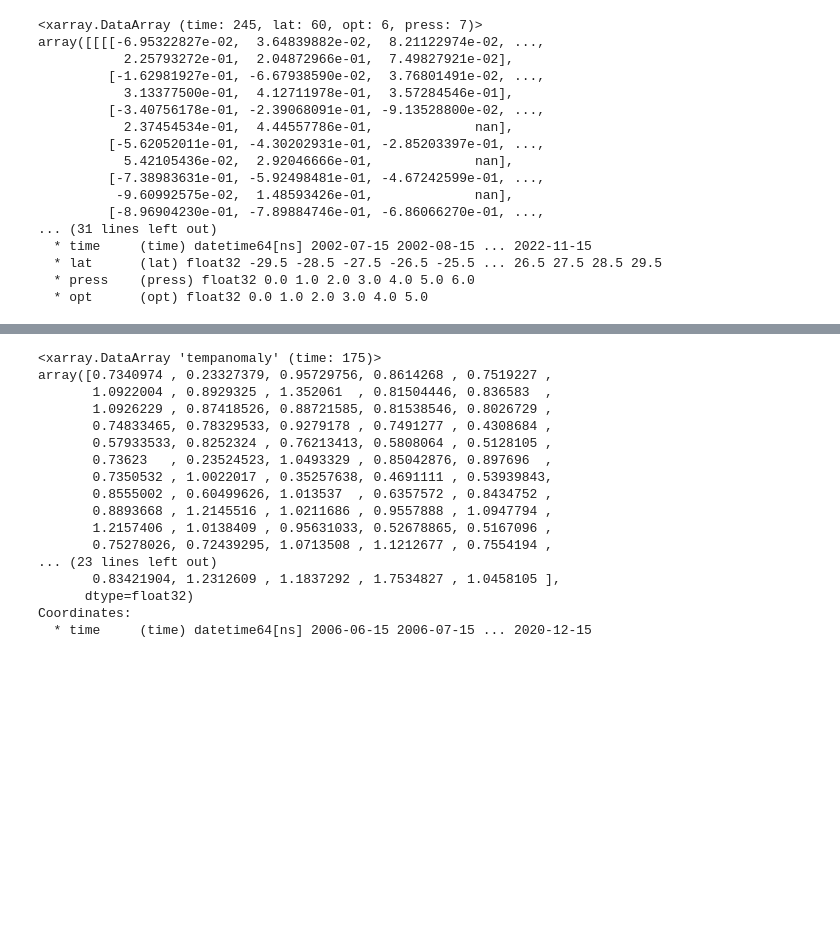
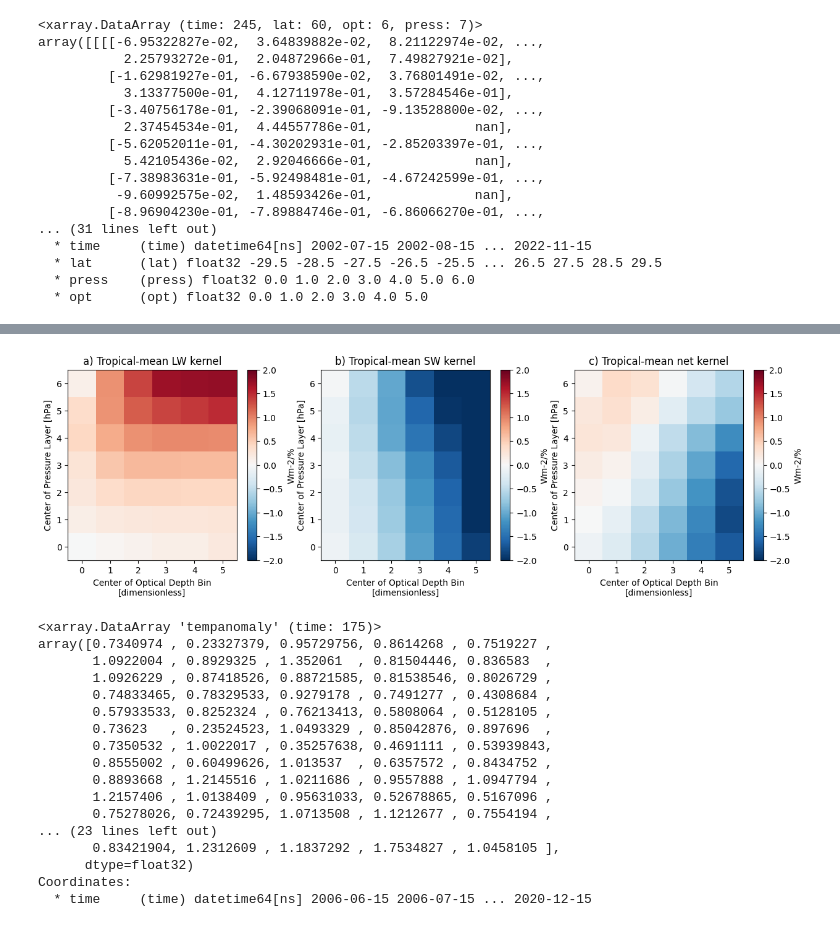
Before and after one commit to paula-rj/HighClouds, a Jupyter notebook: feedbacks.ipynb, the cells around one changed output, grey strips where cells are left out. Saved outputs shown, nothing was run; the diff lists cells and outputs as text; code cells hidden in the pictures; blank space fills up the shorter version.

```diff
--- a/feedbacks.ipynb
+++ b/feedbacks.ipynb
@@ -86,3 +86,16 @@ K_trop.sel(time=ragutime).mean(["lat","time"]).transpose().plot(vmin=-2.0, vmax=
+# %%
+fig, (ax1, ax2, ax3) = plt.subplots(1, 3, figsize=(15,4))
+
+#fig.suptitle('Horizontally stacked subplots')
+lwK_trop.sel(time=ragutime).mean(["lat","time"]).transpose().plot(cmap="RdBu_r", vmin=-2.0, vmax=2.0, cbar_kwargs={'label': "Wm-2/%", 'extend': 'neither'}, ax=ax1)
+ax1.set_title("a) Tropical-mean LW kernel")
+swK_trop.sel(time=ragutime).mean(["lat","time"]).transpose().plot(cmap="RdBu_r", vmin=-2.0, vmax=2.0, cbar_kwargs={'label': "Wm-2/%", 'extend': 'neither'}, ax=ax2)
+ax2.set_title("b) Tropical-mean SW kernel")
+K_trop.sel(time=ragutime).mean(["lat","time"]).transpose().plot(cmap="RdBu_r", vmin=-2.0, vmax=2.0, cbar_kwargs={'label': "Wm-2/%", 'extend': 'neither'}, ax=ax3)
+ax3.set_title("c) Tropical-mean net kernel")
+#plt.savefig("kernels.png")
+# %% [output]
+[figure, added]
 # %%
 #2
 area_trop = alllw.cldarea_cldtyp_mon.sel(lat=trop, time=ragutime).mean("lon")
```
Also changed, not shown: parts of 2 cells of this notebook, 2 other files.
